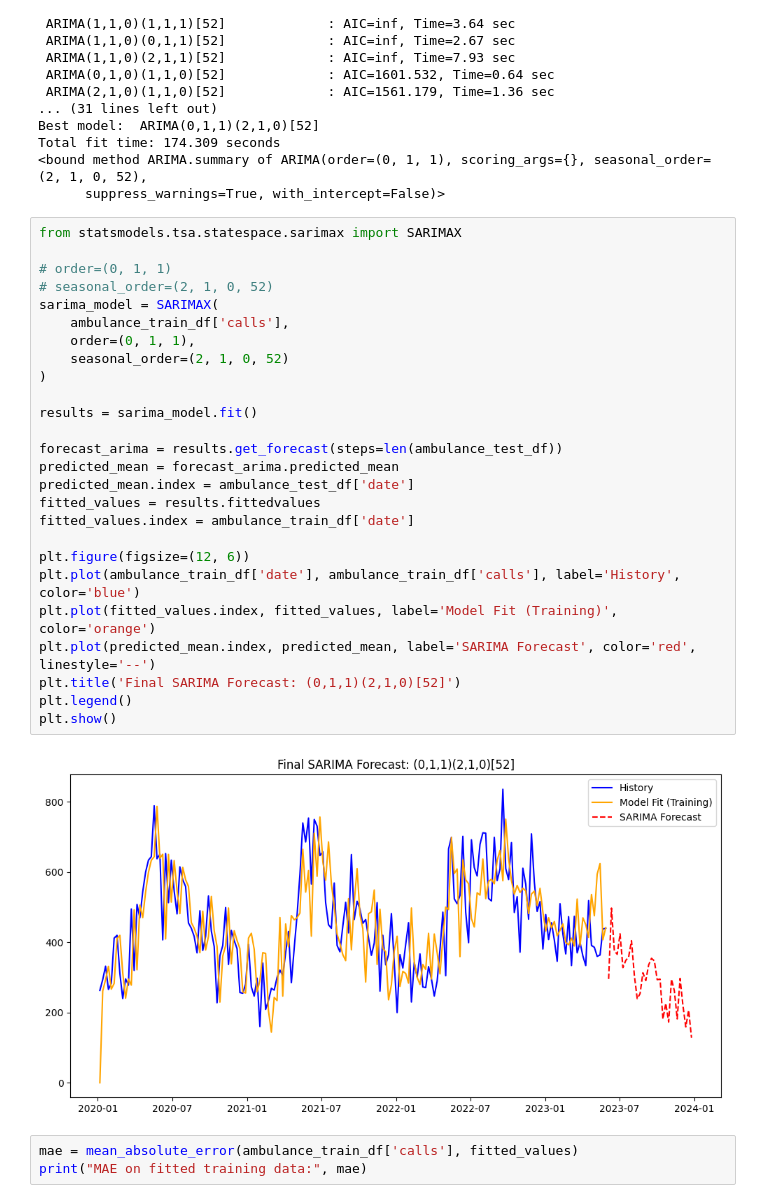
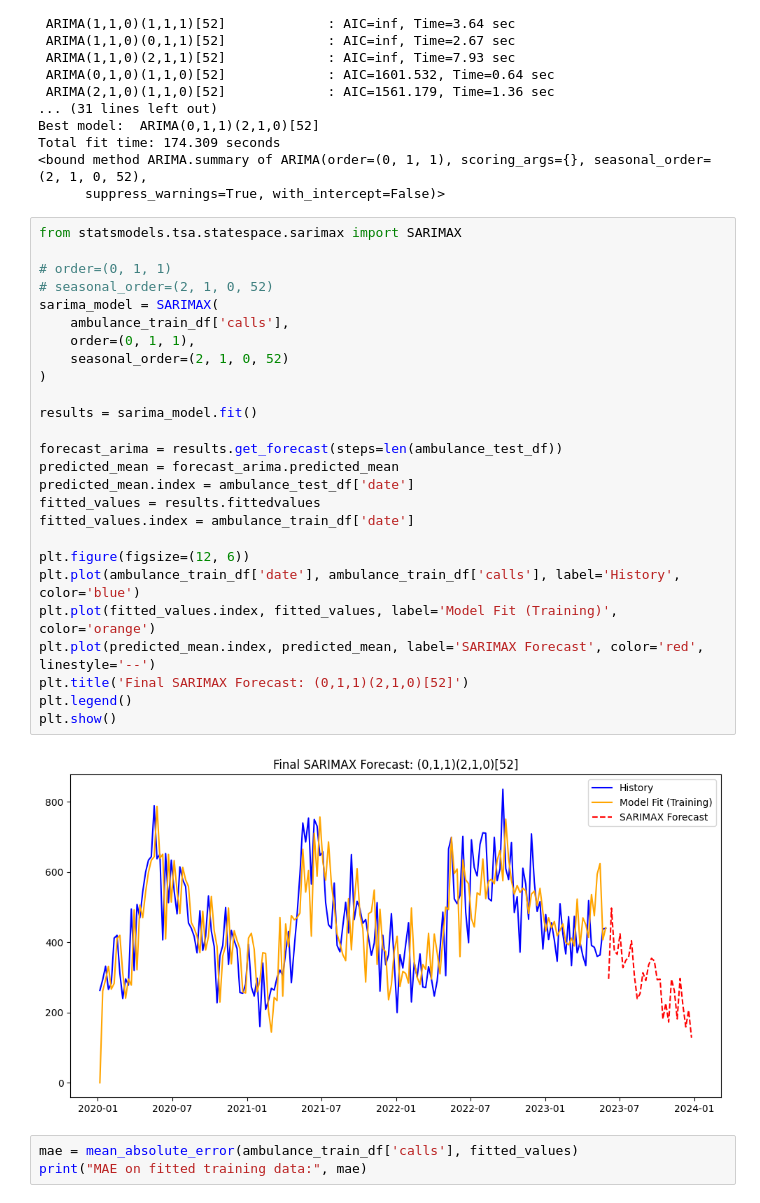
Before and after one commit to zaherarman/forecasting-learning, a Jupyter notebook: ambulance-forecasting.ipynb, the cells around one changed output. Drawn from its saved outputs; the diff is of its cells as text.

```diff
--- a/ambulance-forecasting.ipynb
+++ b/ambulance-forecasting.ipynb
@@ -360,31 +487,31 @@ Total fit time: 174.309 seconds
 # %%
 from statsmodels.tsa.statespace.sarimax import SARIMAX
 
 # order=(0, 1, 1)
 # seasonal_order=(2, 1, 0, 52)
 sarima_model = SARIMAX(
     ambulance_train_df['calls'],
     order=(0, 1, 1),
     seasonal_order=(2, 1, 0, 52)
 )
 
 results = sarima_model.fit()
 
 forecast_arima = results.get_forecast(steps=len(ambulance_test_df))
 predicted_mean = forecast_arima.predicted_mean
 predicted_mean.index = ambulance_test_df['date']
 fitted_values = results.fittedvalues
 fitted_values.index = ambulance_train_df['date']
 
 plt.figure(figsize=(12, 6))
 plt.plot(ambulance_train_df['date'], ambulance_train_df['calls'], label='History', color='blue')
 plt.plot(fitted_values.index, fitted_values, label='Model Fit (Training)', color='orange')
-plt.plot(predicted_mean.index, predicted_mean, label='SARIMA Forecast', color='red', linestyle='--')
-plt.title('Final SARIMA Forecast: (0,1,1)(2,1,0)[52]')
+plt.plot(predicted_mean.index, predicted_mean, label='SARIMAX Forecast', color='red', linestyle='--')
+plt.title('Final SARIMAX Forecast: (0,1,1)(2,1,0)[52]')
 plt.legend()
 plt.show()
 # %% [output]
-[figure, old version]
+[figure, new version]
 # %%
 mae = mean_absolute_error(ambulance_train_df['calls'], fitted_values)
 print("MAE on fitted training data:", mae)
```
Also changed, not shown: parts of 10 cells of this notebook.
